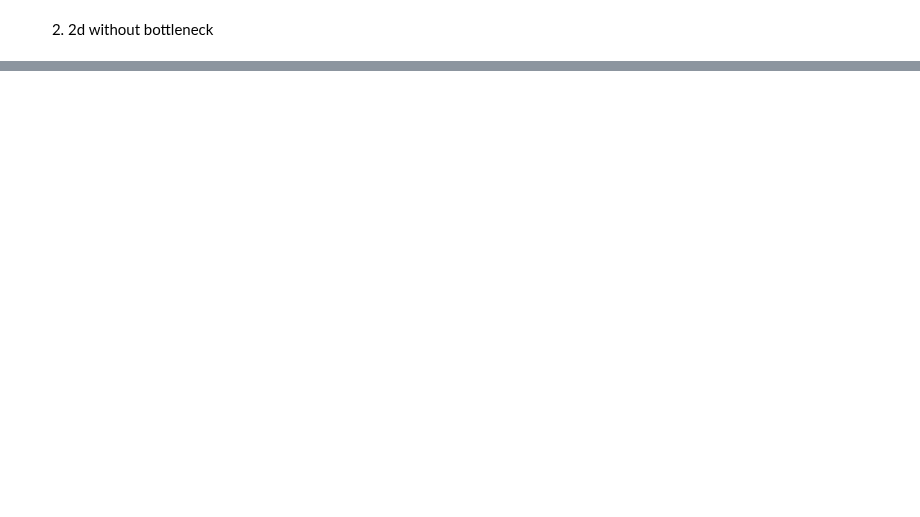
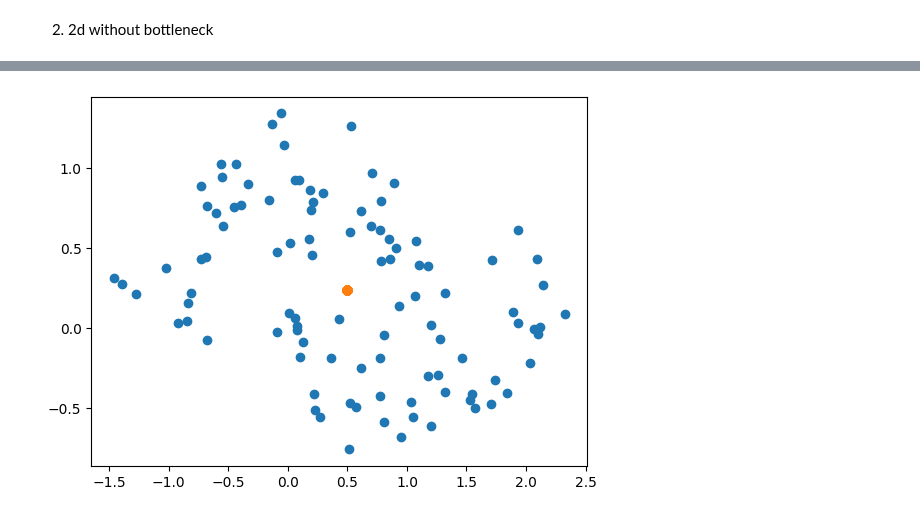
Before and after one commit to Max-Hi/GenNN, a Jupyter notebook: Exercise_2/ex2.ipynb, the cells around one changed output, grey strips where cells are left out. Saved outputs shown, nothing was run; the diff lists cells and outputs as text; code cells hidden in the pictures; blank space fills up the shorter version.

Commit message:
quesionable MMD implementation for 2

```diff
--- a/Exercise_2/ex2.ipynb
+++ b/Exercise_2/ex2.ipynb
@@ -190,0 +248,28 @@ with torch.no_grad():
+# %%
+X_2, _ = make_moons(n_samples=1000, noise=0.2)
+autoencoder_2 = Autoencoder(input_size = input_size, \
+                 bottleneck_size = 2,
+                 hidden_size = 20, layers = layers)
+epochs = 1
+train_loader = DataLoader(dataset = X_2, batch_size = batch_size, shuffle = True)
+optimizer = optim.Adam(autoencoder_2.parameters())
+# implement standard normal as reference
+normal_samples = torch.rand(1000, 2)
+for epoch in range(100):
+    for data in train_loader:
+        inputs = data.float()
+        optimizer.zero_grad()
+        #print(inputs)
+        outputs = autoencoder_2(inputs)
+        output_gaussian = inverse_normal_cdf(normal_samples)
+        output_autoencoder = autoencoder_2(normal_samples)
+        # print(output_gaussian)
+        # print(output_autoencoder)
+        # print(MMD_rbf(outputs, inputs))
+        loss_1 = nn.MSELoss()
+#loss_1(outputs, inputs)
+        loss_val =  \
+             MMD_rbf(output_autoencoder, output_gaussian)
+        loss_val.backward()
+        optimizer.step()
+    print(f'Epoch [{epoch+1}/{epochs}], Loss: {loss_val.item():.4f}')
@@ -190,0 +295,8 @@ with torch.no_grad():
+# %%
+with torch.no_grad():
+    test_data, _ = make_moons(n_samples=100, noise=0.2)
+    test_data = torch.from_numpy(test_data).float()
+    recon_data = autoencoder_2(test_data)
+    plot_images(test_data, recon_data)
+# %% [output]
+[figure, added]
```
Also changed, not shown: parts of 14 cells of this notebook.
